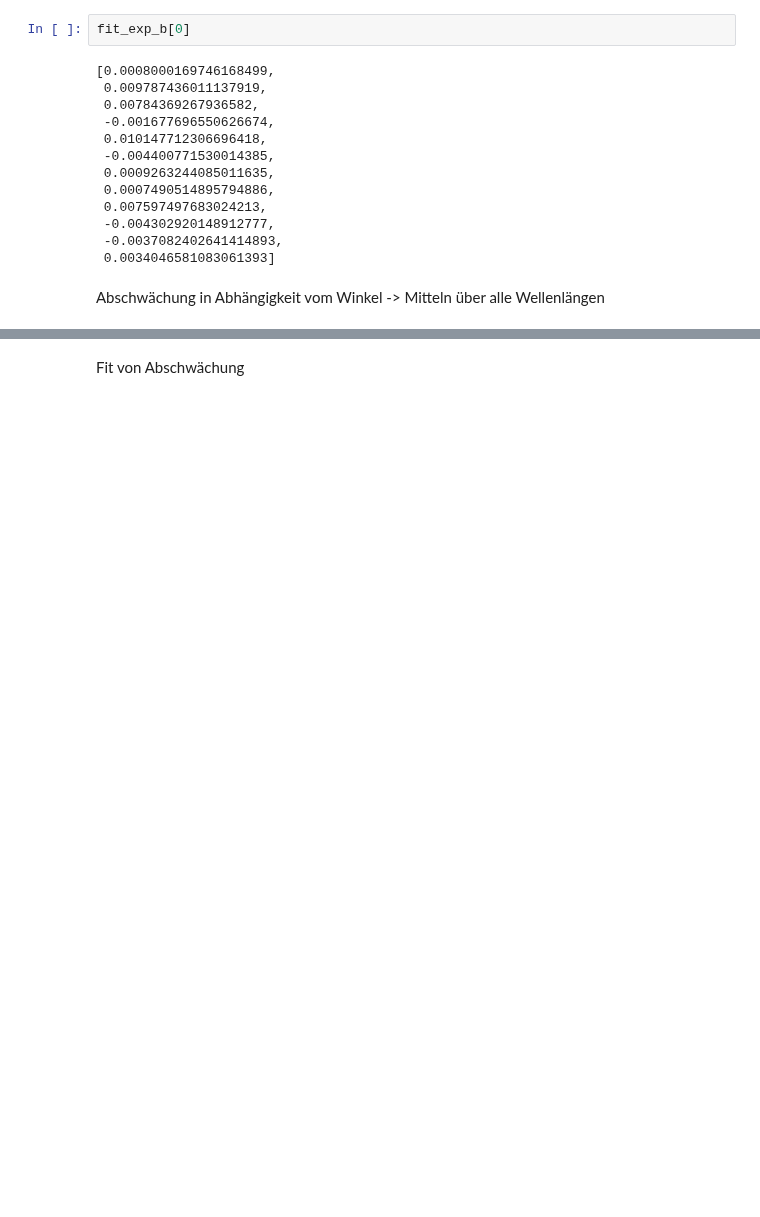
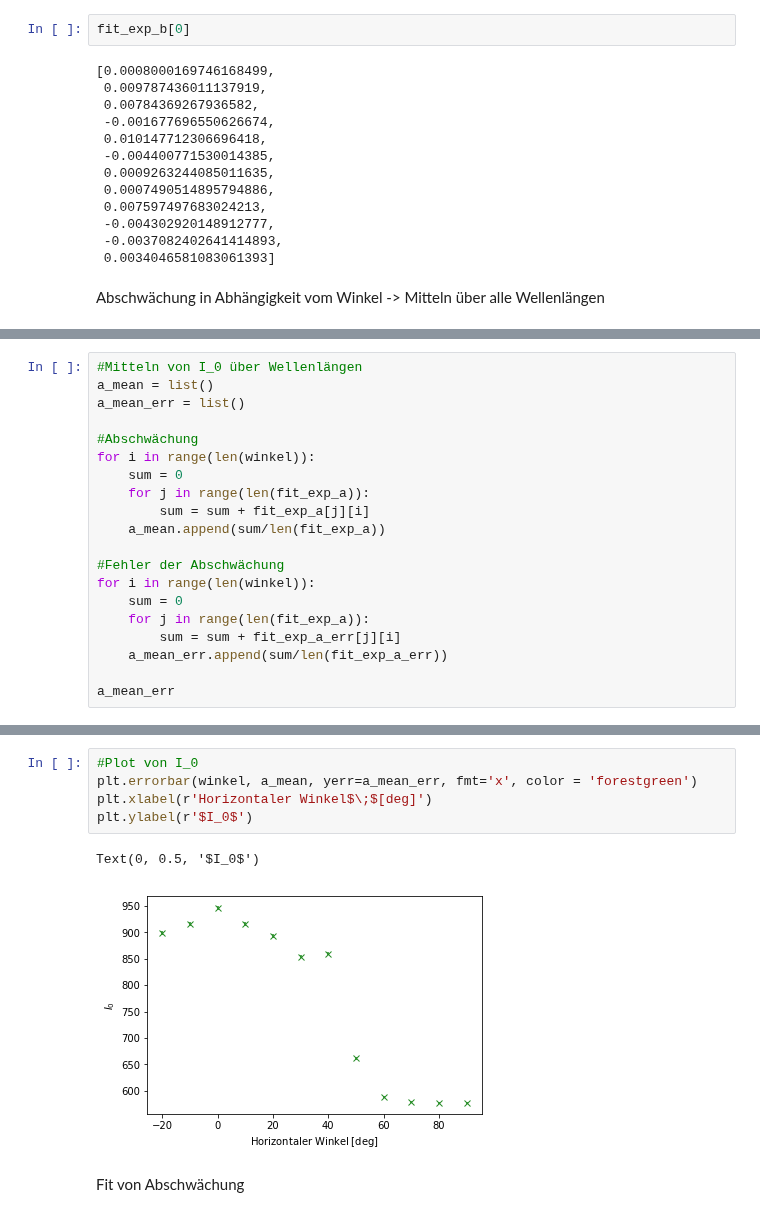
Before and after one commit to Ninilini/FP_Teilchen, a Jupyter notebook: Szintillierende_Fasern/plots/auswertung_messdaten.ipynb, the cells around one changed output, grey strips where cells are left out. Saved outputs shown, nothing was run; the diff lists cells and outputs as text; blank space fills up the shorter version.

```diff
--- a/Szintillierende_Fasern/plots/auswertung_messdaten.ipynb
+++ b/Szintillierende_Fasern/plots/auswertung_messdaten.ipynb
@@ -383,3 +408,23 @@ plt.ylabel(r'Abschwächung$\;$[m$^{-1}$]')
 # %% [output]
 Text(0, 0.5, 'Abschwächung$\\;$[m$^{-1}$]')
 [figure]
+# %%
+#Mitteln von I_0 über Wellenlängen
+a_mean = list()
+a_mean_err = list()
+
+#Abschwächung
+for i in range(len(winkel)):
+    sum = 0
+    for j in range(len(fit_exp_a)):
+        sum = sum + fit_exp_a[j][i]
+    a_mean.append(sum/len(fit_exp_a))
+
+#Fehler der Abschwächung
+for i in range(len(winkel)):
+    sum = 0
+    for j in range(len(fit_exp_a)):
+        sum = sum + fit_exp_a_err[j][i]
+    a_mean_err.append(sum/len(fit_exp_a_err))
+
+a_mean_err
@@ -386,3 +444,11 @@ Text(0, 0.5, 'Abschwächung$\\;$[m$^{-1}$]')
+# %%
+#Plot von I_0
+plt.errorbar(winkel, a_mean, yerr=a_mean_err, fmt='x', color = 'forestgreen')
+plt.xlabel(r'Horizontaler Winkel$\;$[deg]')
+plt.ylabel(r'$I_0$')
+# %% [output]
+Text(0, 0.5, '$I_0$')
+[figure, added]
 # %% [markdown]
 Fit von Abschwächung
 # %%
```
Also changed, not shown: parts of 30 cells of this notebook.
